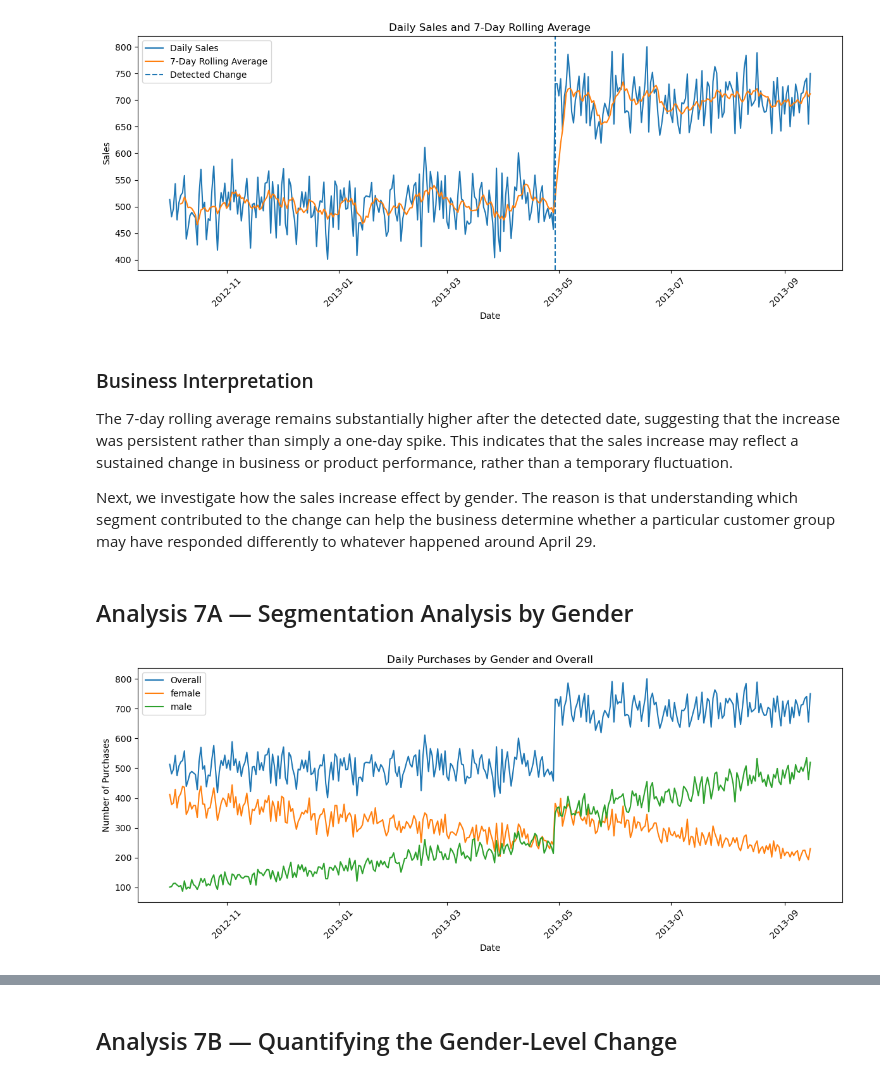
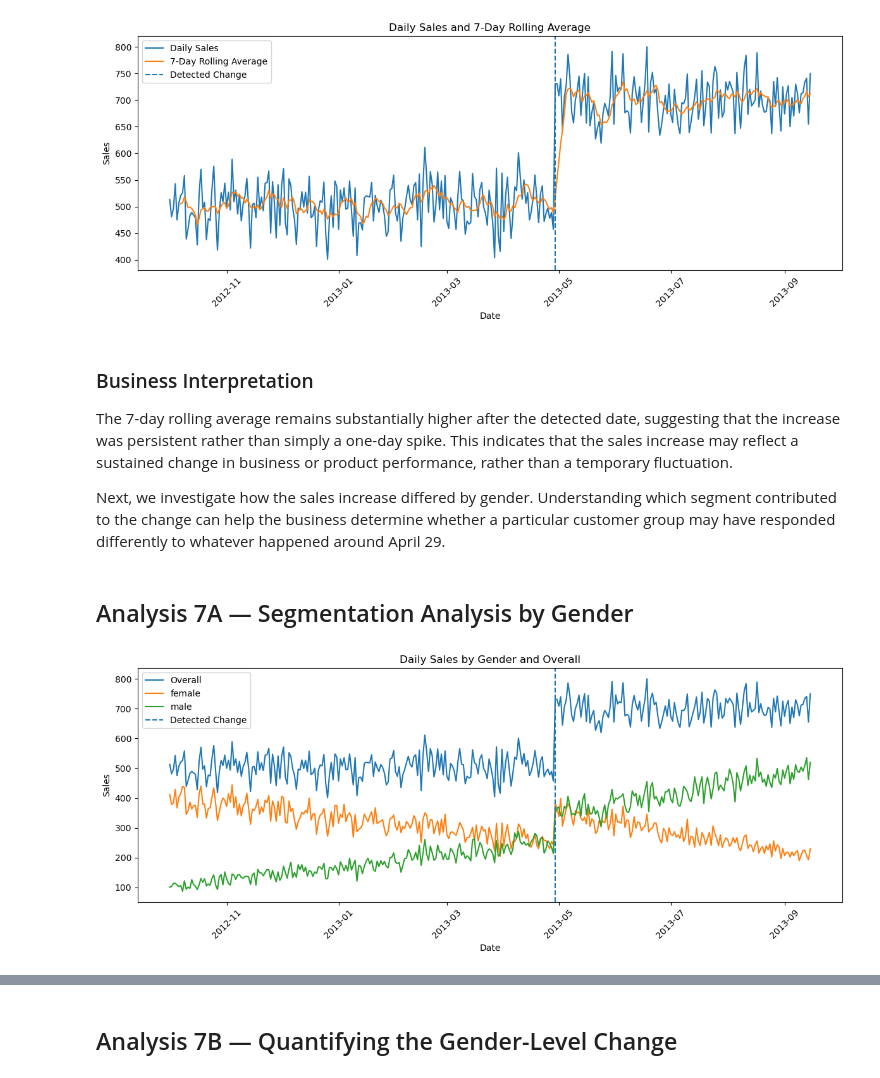
Before and after one commit to thankyouandloveyou/Analytics-Project, a Jupyter notebook: Shopify Sales Analysis Project.ipynb, the cells around one changed output, grey strips where cells are left out. Drawn from its saved outputs; the diff is of its cells as text; code cells hidden in the pictures.

```diff
--- a/Shopify Sales Analysis Project.ipynb
+++ b/Shopify Sales Analysis Project.ipynb
@@ -144,22 +139,13 @@ The next step is to identify the specific date associated with the largest day-o
 # %% [markdown]
 ## Analysis 3 — Detecting the Date of the Sudden Change
 # %%
-from scipy import stats
-
 # Find the largest day-over-day change
-daily_sales['prev_day_sales'] = (
-    daily_sales['daily_sales'].shift(1)
-)
-
-daily_sales['sales_change'] = (
-    daily_sales['daily_sales']
-    - daily_sales['prev_day_sales']
-)
+daily_sales['sales_change'] = daily_sales['daily_sales'].diff()
 
 change_point = daily_sales[
     daily_sales['sales_change'] == daily_sales['sales_change'].max()
 ]
 
-print('Largest change:')
+print('Largest day-over-day change:')
 print(change_point)
 # %% [output]
@@ -181,7 +163,11 @@ Next, we will use a Welch's two-sample t-test to determine whether the change re
 # %% [markdown]
 ## Analysis 4 — Testing the Statistical Significance of the Change And Quantifying the Business Impact
 # %%
+from scipy import stats
+
 # Split sales into before and after the change
+change_date = change_point['sale_date'].max()
+
 before = daily_sales[
     daily_sales['sale_date'] < change_date
 ]['daily_sales']
@@ -191,14 +177,16 @@ after = daily_sales[
 ]['daily_sales']
 
 # Compare average daily sales
-before_mean = before.mean()
-after_mean = after.mean()
+before_mean = before.mean().round(0)
+after_mean = after.mean().round(0)
+
+change_mean = after_mean - before_mean
 
 percent_change = (
     (after_mean - before_mean)
     / before_mean
     * 100
-)
+).round(0)
 
 # Statistical test
 t_stat, p_value = stats.ttest_ind(
@@ -211,13 +199,9 @@ t_stat, p_value = stats.ttest_ind(
 print('Change date:', change_date)
 print('Average daily sales before:', before_mean)
 print('Average daily sales after:', after_mean)
+print('Average sales change:', change_mean)
 print('Percentage change:', percent_change)
 print('t-statistic:', t_stat)
 print('p-value:', p_value)
-
-if p_value < 0.05:
-    print('The change is statistically significant.')
-else:
-    print('The change is not statistically significant.')
 # %% [output]
 Change date: 2013-04-29
@@ -283,7 +267,7 @@ plt.show()
 
 The 7-day rolling average remains substantially higher after the detected date, suggesting that the increase was persistent rather than simply a one-day spike. This indicates that the sales increase may reflect a sustained change in business or product performance, rather than a temporary fluctuation.
 
-Next, we investigate how the sales increase effect by gender. The reason is that understanding which segment contributed to the change can help the business determine whether a particular customer group may have responded differently to whatever happened around April 29.
+Next, we investigate how the sales increase differed by gender. Understanding which segment contributed to the change can help the business determine whether a particular customer group may have responded differently to whatever happened around April 29.
 # %% [markdown]
 ## Analysis 7A — Segmentation Analysis by Gender
 # %%
@@ -297,33 +281,39 @@ daily_sales_by_gender = (
 # %%
 plt.figure(figsize=(12, 5))
 
 # Overall sales
 plt.plot(
     daily_sales['sale_date'],
     daily_sales['daily_sales'],
     label='Overall'
 )
 
 # Male and Female sales
 for gender in daily_sales_by_gender['purchaser_gender'].unique():
     gender_data = daily_sales_by_gender[
         daily_sales_by_gender['purchaser_gender'] == gender
     ]
 
     plt.plot(
         gender_data['sale_date'],
         gender_data['sales_count'],
         label=gender
     )
 
+plt.axvline(
+    change_date,
+    linestyle='--',
+    label='Detected Change'
+)
+
 plt.xlabel('Date')
-plt.ylabel('Number of Purchases')
-plt.title('Daily Purchases by Gender and Overall')
+plt.ylabel('Sales')
+plt.title('Daily Sales by Gender and Overall')
 
 plt.legend()
 plt.xticks(rotation=45)
 plt.tight_layout()
 
 plt.show()
 # %% [output]
-[figure, old version]
+[figure, new version]
```
Also changed, not shown: parts of 28 cells of this notebook.
